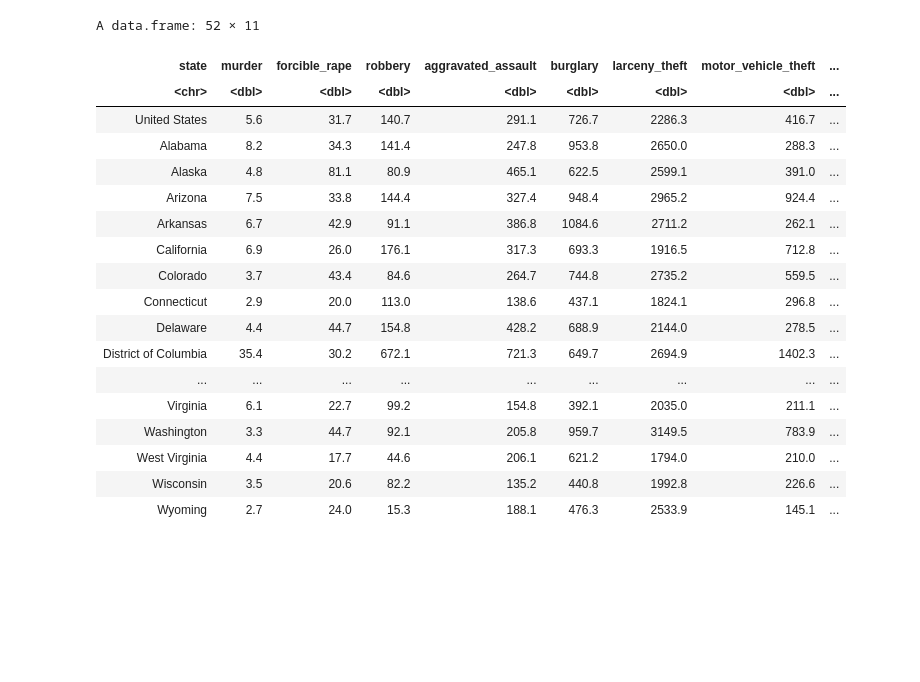
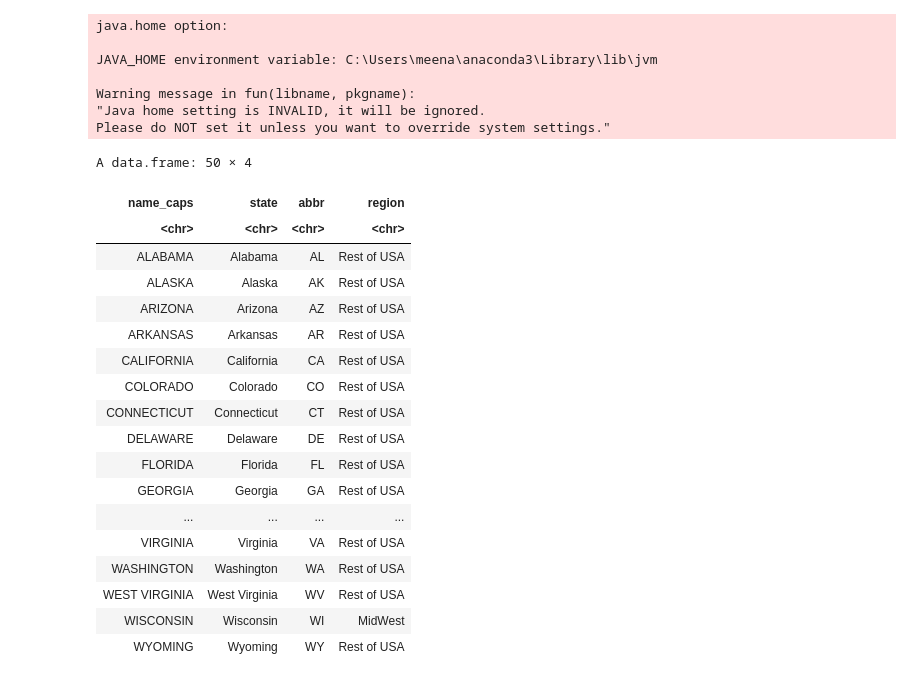
Before and after one commit to MeenaGummadi/DSC640_DataPresentation-Visualization, a Jupyter notebook: Week7&8/4.2_Excercises_R.ipynb, the cells around one changed output. Saved outputs shown, nothing was run; the diff lists cells and outputs as text; code cells hidden in the pictures; blank space fills up the shorter version.

```diff
--- a/Week7&8/4.2_Excercises_R.ipynb
+++ b/Week7&8/4.2_Excercises_R.ipynb
@@ -60,22 +48,32 @@ x Problem with `state`.
-# %%
-crimerate
-# %% [output]
-A data.frame: 52 × 11
-| state | murder | forcible_rape | robbery | aggravated_assault | burglary | larceny_theft | motor_vehicle_theft | ... |
-| <chr> | <dbl> | <dbl> | <dbl> | <dbl> | <dbl> | <dbl> | <dbl> | ... |
-| United States | 5.6 | 31.7 | 140.7 | 291.1 | 726.7 | 2286.3 | 416.7 | ... |
-| Alabama | 8.2 | 34.3 | 141.4 | 247.8 | 953.8 | 2650.0 | 288.3 | ... |
-| Alaska | 4.8 | 81.1 | 80.9 | 465.1 | 622.5 | 2599.1 | 391.0 | ... |
-| Arizona | 7.5 | 33.8 | 144.4 | 327.4 | 948.4 | 2965.2 | 924.4 | ... |
-| Arkansas | 6.7 | 42.9 | 91.1 | 386.8 | 1084.6 | 2711.2 | 262.1 | ... |
-| California | 6.9 | 26.0 | 176.1 | 317.3 | 693.3 | 1916.5 | 712.8 | ... |
-| Colorado | 3.7 | 43.4 | 84.6 | 264.7 | 744.8 | 2735.2 | 559.5 | ... |
-| Connecticut | 2.9 | 20.0 | 113.0 | 138.6 | 437.1 | 1824.1 | 296.8 | ... |
-| Delaware | 4.4 | 44.7 | 154.8 | 428.2 | 688.9 | 2144.0 | 278.5 | ... |
-| District of Columbia | 35.4 | 30.2 | 672.1 | 721.3 | 649.7 | 2694.9 | 1402.3 | ... |
-| ... | ... | ... | ... | ... | ... | ... | ... | ... |
-| Virginia | 6.1 | 22.7 | 99.2 | 154.8 | 392.1 | 2035.0 | 211.1 | ... |
-| Washington | 3.3 | 44.7 | 92.1 | 205.8 | 959.7 | 3149.5 | 783.9 | ... |
-| West Virginia | 4.4 | 17.7 | 44.6 | 206.1 | 621.2 | 1794.0 | 210.0 | ... |
-| Wisconsin | 3.5 | 20.6 | 82.2 | 135.2 | 440.8 | 1992.8 | 226.6 | ... |
-| Wyoming | 2.7 | 24.0 | 15.3 | 188.1 | 476.3 | 2533.9 | 145.1 | ... |
+# %%
+state_detail <- xlsx::read.xlsx2(paste("states_detail.xlsx",sep=''),sheetIndex = 1, stringsAsFactors = FALSE)
+
+state_detail = rename(state_detail, "state"="full_name")
+state_detail
+# %% [output]
+java.home option:
+
+JAVA_HOME environment variable: C:\Users\meena\anaconda3\Library\lib\jvm
+
+Warning message in fun(libname, pkgname):
+"Java home setting is INVALID, it will be ignored.
+Please do NOT set it unless you want to override system settings."
+A data.frame: 50 × 4
+| name_caps | state | abbr | region |
+| <chr> | <chr> | <chr> | <chr> |
+| ALABAMA | Alabama | AL | Rest of USA |
+| ALASKA | Alaska | AK | Rest of USA |
+| ARIZONA | Arizona | AZ | Rest of USA |
+| ARKANSAS | Arkansas | AR | Rest of USA |
+| CALIFORNIA | California | CA | Rest of USA |
+| COLORADO | Colorado | CO | Rest of USA |
+| CONNECTICUT | Connecticut | CT | Rest of USA |
+| DELAWARE | Delaware | DE | Rest of USA |
+| FLORIDA | Florida | FL | Rest of USA |
+| GEORGIA | Georgia | GA | Rest of USA |
+| ... | ... | ... | ... |
+| VIRGINIA | Virginia | VA | Rest of USA |
+| WASHINGTON | Washington | WA | Rest of USA |
+| WEST VIRGINIA | West Virginia | WV | Rest of USA |
+| WISCONSIN | Wisconsin | WI | MidWest |
+| WYOMING | Wyoming | WY | Rest of USA |
```
Also changed, not shown: parts of 11 cells of this notebook, 10 other files.
